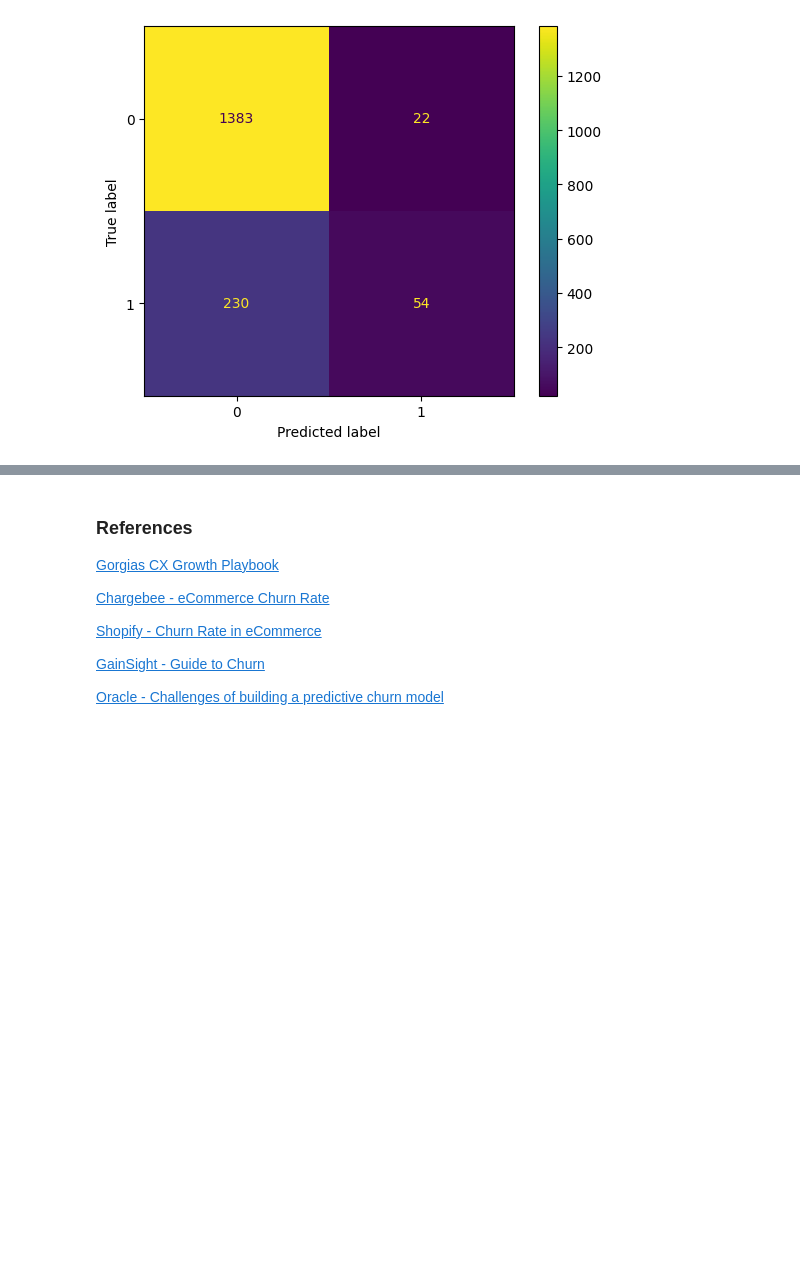
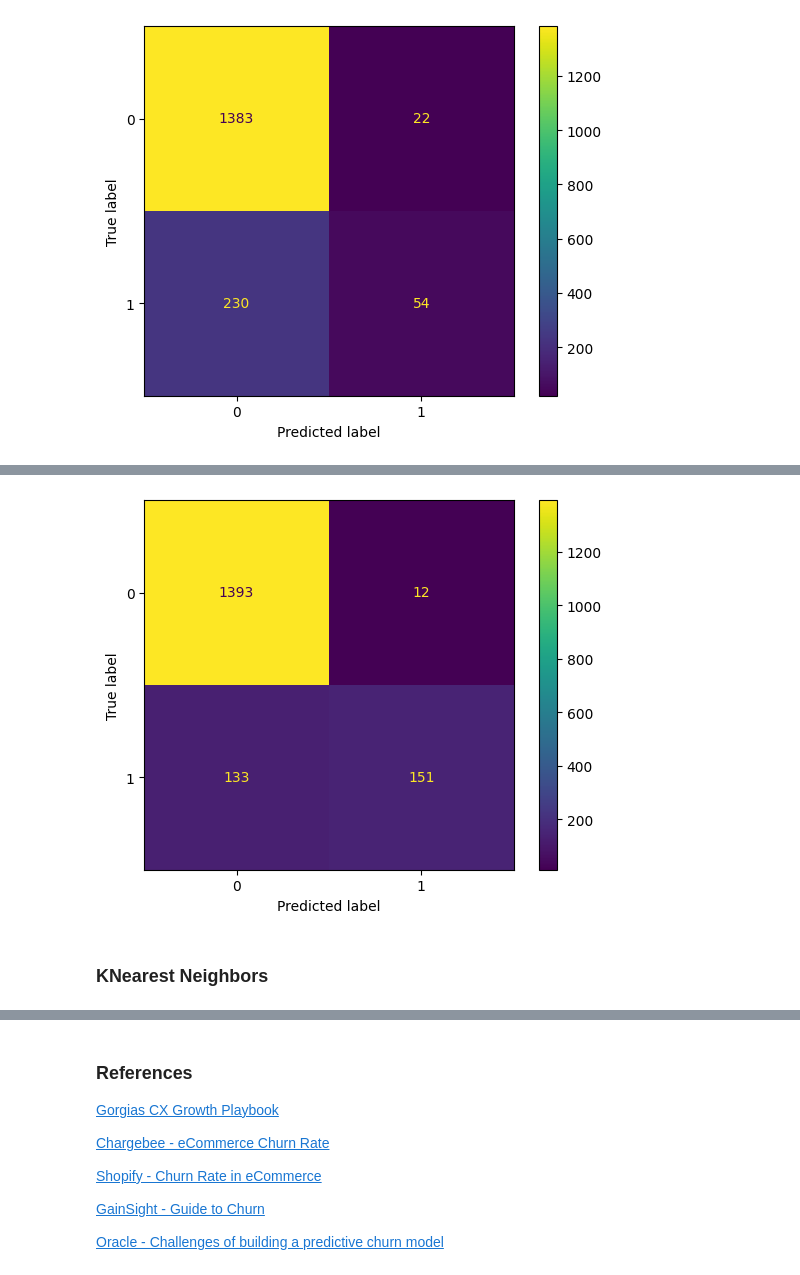
Before and after one commit to andrew-vandy/cs5265-ml-foundations, a Jupyter notebook: cs5265_asongate.ipynb, the cells around one changed output, grey strips where cells are left out. Saved outputs shown, nothing was run; the diff lists cells and outputs as text; code cells hidden in the pictures; blank space fills up the shorter version.

```diff
--- a/cs5265_asongate.ipynb
+++ b/cs5265_asongate.ipynb
@@ -596,0 +709,9 @@ plt.show()
+# %%
+from sklearn.ensemble import RandomForestClassifier
+
+pipe = Pipeline(steps=[('preproc', preproc),
+                       ('mdl',RandomForestClassifier(random_state=1234))])
+
+# visualization of the pipeline
+with config_context(display='diagram'):
+    display(pipe)
@@ -596,0 +738,8 @@ plt.show()
+# %%
+params = [
+  {'mdl__max_depth': [ 6, 8, 10, 12, 15, 20] },
+]
+
+grid_search_cv = GridSearchCV(pipe, param_grid=params, cv=10, verbose=1, n_jobs=-1)
+# %%
+grid_search_cv.fit(X_train, y_train.values.ravel())
@@ -596,0 +792,11 @@ plt.show()
+# %%
+cm = confusion_matrix(y_test, grid_search_cv.best_estimator_.predict(X_test))
+disp = ConfusionMatrixDisplay(confusion_matrix=cm,
+                               display_labels=grid_search_cv.classes_)
+disp.plot()
+
+plt.show()
+# %% [output]
+[figure, added]
+# %% [markdown]
+### KNearest Neighbors
```
Also changed, not shown: parts of 31 cells of this notebook.
